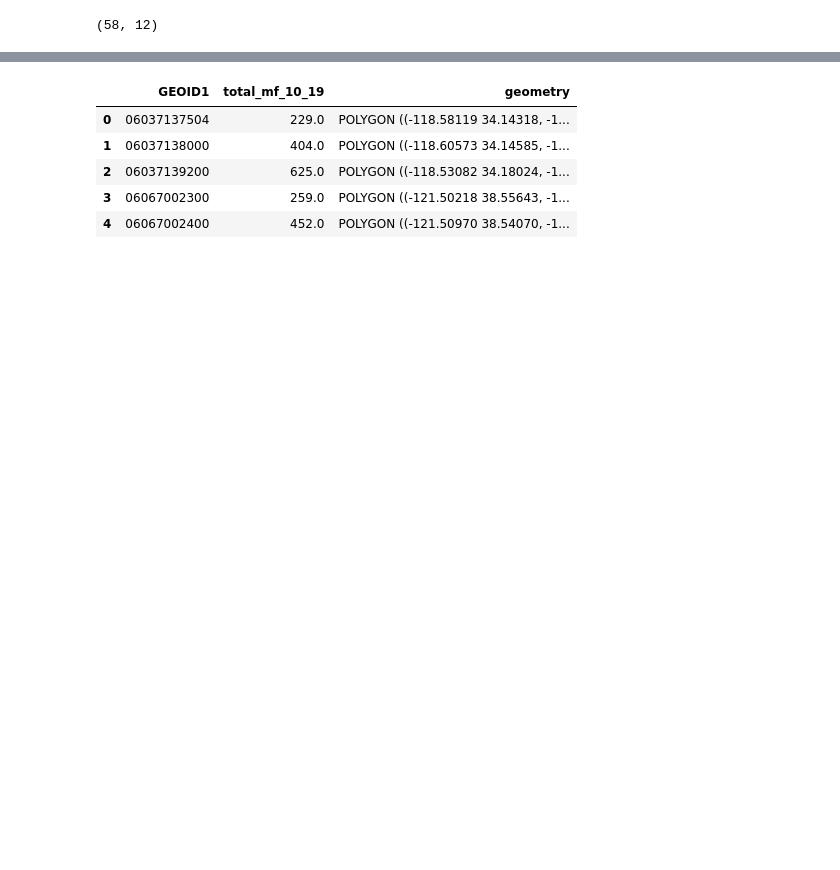
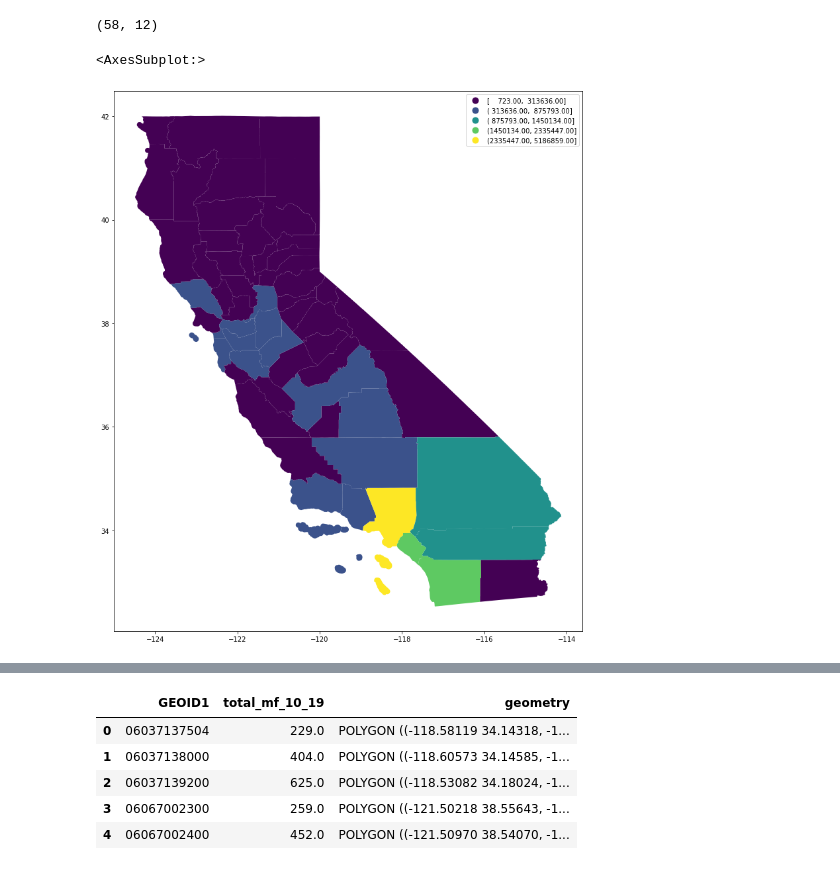
Before and after one commit to nnasr001/PBPL280S21Project1, a Jupyter notebook: Race_tracts-Copy1.ipynb, the cells around one changed output, grey strips where cells are left out. Cells and saved outputs as stored; diff of their text form; code cells hidden in the pictures; blank space fills up the shorter version.

```diff
--- a/Race_tracts-Copy1.ipynb
+++ b/Race_tracts-Copy1.ipynb
@@ -149,3 +157,8 @@ dem_race_count.head()
 dem_race_count.shape
 # %% [output]
 (58, 12)
+# %%
+dem_race_count.plot(column='white', scheme='FisherJenks', k=5, legend=True, figsize=(15,15))
+# %% [output]
+<AxesSubplot:>
+[figure, added]
```
Also changed, not shown: parts of 11 cells of this notebook.
